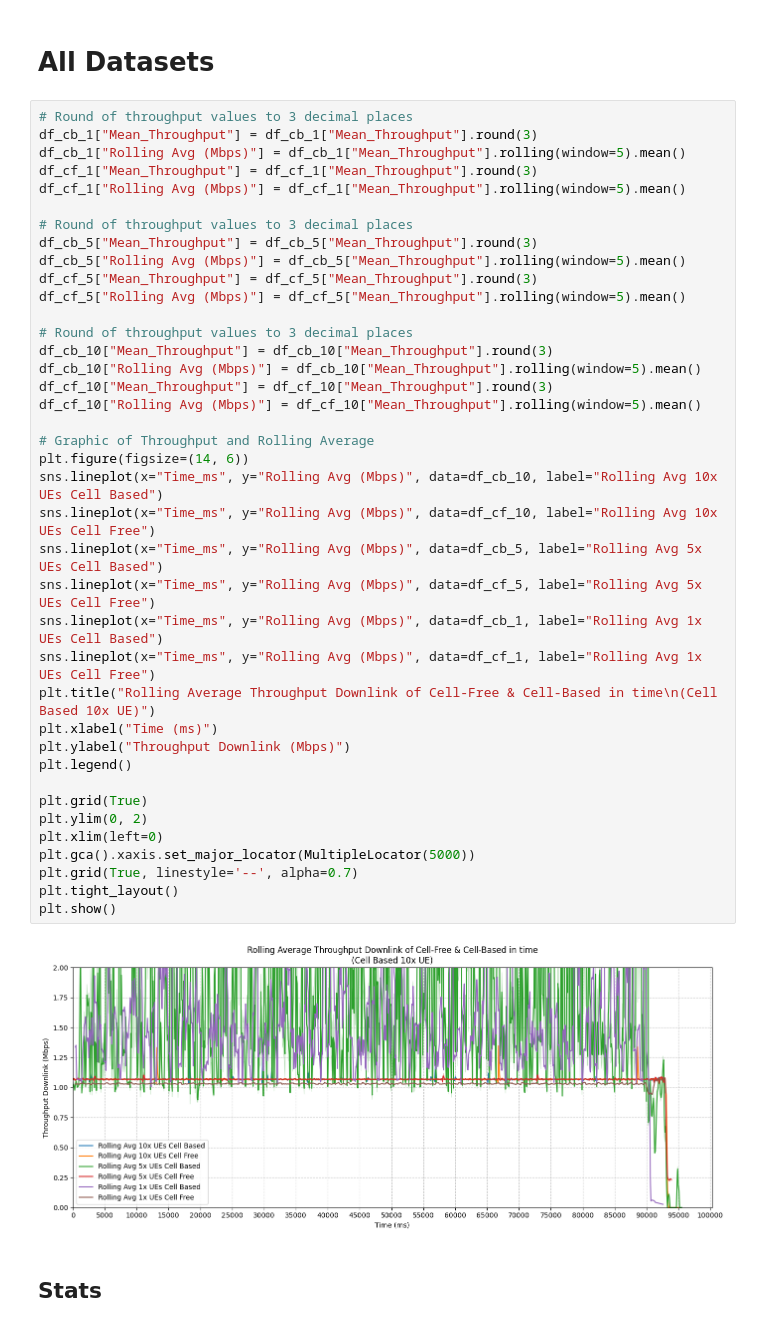
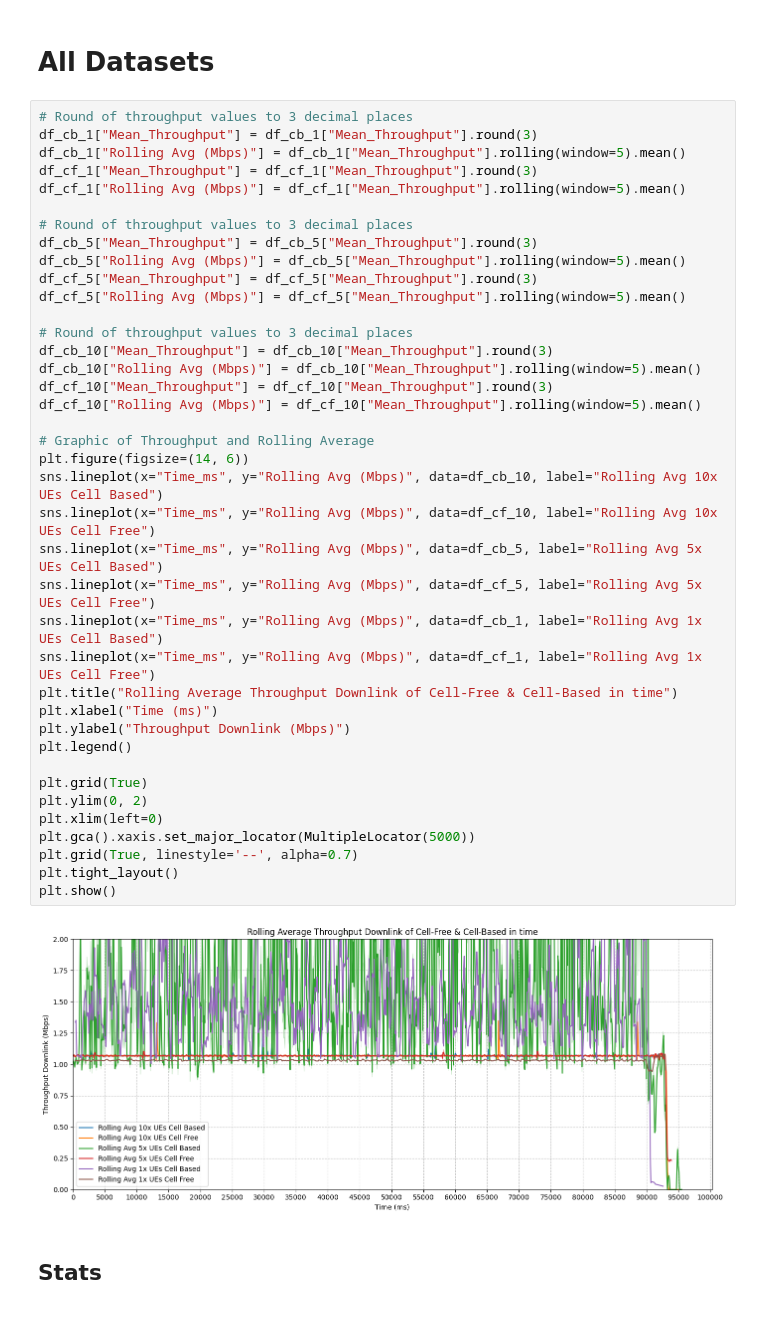
Before and after one commit to Surpr1se0/OAI-tests, a Jupyter notebook: scripts/ue-aggr-dl.ipynb, the cells around one changed output. Drawn from its saved outputs; the diff is of its cells as text.

```diff
--- a/scripts/ue-aggr-dl.ipynb
+++ b/scripts/ue-aggr-dl.ipynb
@@ -424,35 +424,35 @@ df_cb_5["Mean_Throughput"] = df_cb_5["Mean_Throughput"].round(3)
 df_cb_5["Rolling Avg (Mbps)"] = df_cb_5["Mean_Throughput"].rolling(window=5).mean()
 df_cf_5["Mean_Throughput"] = df_cf_5["Mean_Throughput"].round(3)
 df_cf_5["Rolling Avg (Mbps)"] = df_cf_5["Mean_Throughput"].rolling(window=5).mean()
 
 # Round of throughput values to 3 decimal places
 df_cb_10["Mean_Throughput"] = df_cb_10["Mean_Throughput"].round(3)
 df_cb_10["Rolling Avg (Mbps)"] = df_cb_10["Mean_Throughput"].rolling(window=5).mean()
 df_cf_10["Mean_Throughput"] = df_cf_10["Mean_Throughput"].round(3)
 df_cf_10["Rolling Avg (Mbps)"] = df_cf_10["Mean_Throughput"].rolling(window=5).mean()
 
 # Graphic of Throughput and Rolling Average
 plt.figure(figsize=(14, 6))
 sns.lineplot(x="Time_ms", y="Rolling Avg (Mbps)", data=df_cb_10, label="Rolling Avg 10x UEs Cell Based")
 sns.lineplot(x="Time_ms", y="Rolling Avg (Mbps)", data=df_cf_10, label="Rolling Avg 10x UEs Cell Free")
 sns.lineplot(x="Time_ms", y="Rolling Avg (Mbps)", data=df_cb_5, label="Rolling Avg 5x UEs Cell Based")
 sns.lineplot(x="Time_ms", y="Rolling Avg (Mbps)", data=df_cf_5, label="Rolling Avg 5x UEs Cell Free")
 sns.lineplot(x="Time_ms", y="Rolling Avg (Mbps)", data=df_cb_1, label="Rolling Avg 1x UEs Cell Based")
 sns.lineplot(x="Time_ms", y="Rolling Avg (Mbps)", data=df_cf_1, label="Rolling Avg 1x UEs Cell Free")
-plt.title("Rolling Average Throughput Downlink of Cell-Free & Cell-Based in time\n(Cell Based 10x UE)")
+plt.title("Rolling Average Throughput Downlink of Cell-Free & Cell-Based in time")
 plt.xlabel("Time (ms)")
 plt.ylabel("Throughput Downlink (Mbps)")
 plt.legend()
 
 plt.grid(True)
 plt.ylim(0, 2)
 plt.xlim(left=0)
 plt.gca().xaxis.set_major_locator(MultipleLocator(5000))
 plt.grid(True, linestyle='--', alpha=0.7)
 plt.tight_layout()
 plt.show()
 # %% [output]
-[figure, old version]
+[figure, new version]
 # %% [markdown]
 ## Stats
 # %% [markdown]
```
Also changed, not shown: parts of 2 cells of this notebook, 2 other files.
